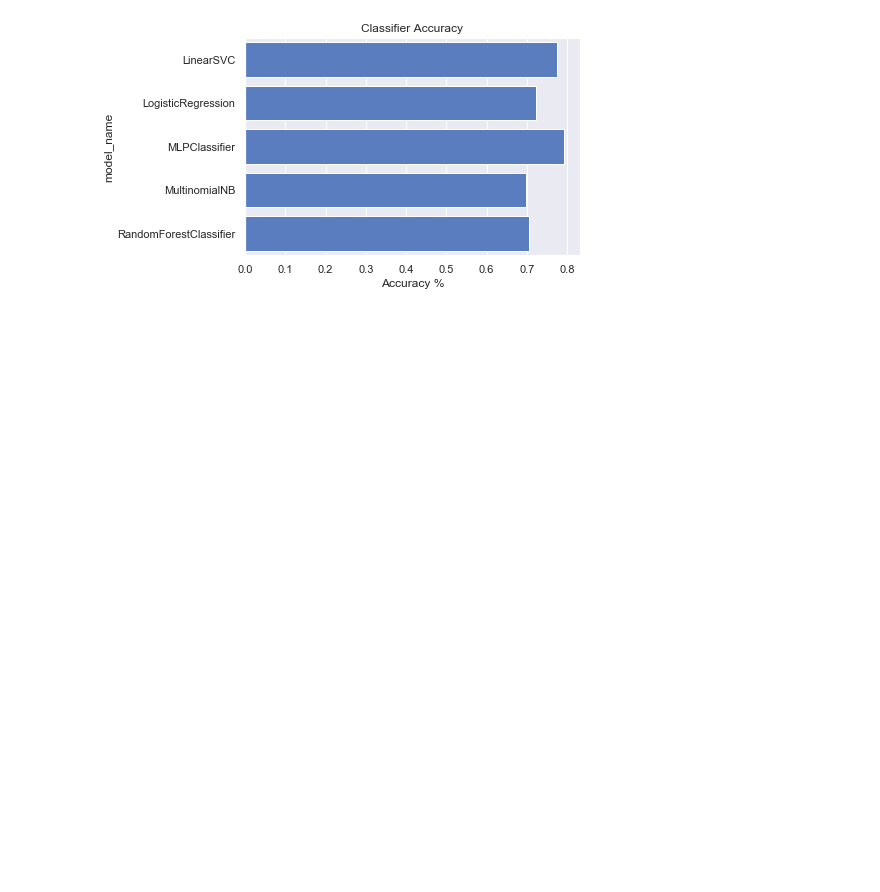
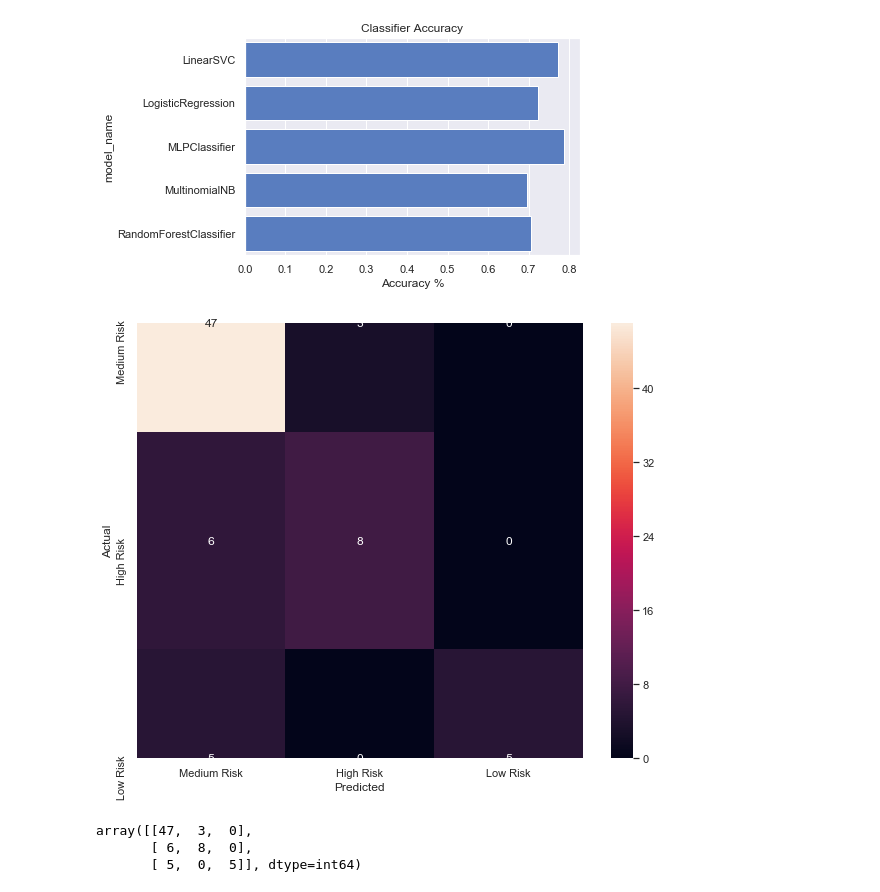
Before and after one commit to AmiraMuzaffar/Text-summarization-and-Classification-via-NLP, a Jupyter notebook: Text Classification.ipynb, the cells around one changed output. Drawn from its saved outputs; the diff is of its cells as text; code cells hidden in the pictures; blank space fills up the shorter version.

```diff
--- a/Text Classification.ipynb
+++ b/Text Classification.ipynb
@@ -260,3 +260,29 @@ plt.title('Classifier Accuracy')
 plt.show()
 # %% [output]
 [figure]
+# %%
+from sklearn.model_selection import train_test_split
+
+model = MLPClassifier(alpha=0.7, max_iter=600)
+
+X_train, X_test, y_train, y_test, indices_train, indices_test = train_test_split(features, labels, df.index, test_size=0.33, random_state=0)
+model.fit(X_train, y_train)
+y_pred = model.predict(X_test)
+# %%
+from sklearn.metrics import confusion_matrix
+
+conf_mat = confusion_matrix(y_test, y_pred)
+fig, ax = plt.subplots(figsize=(10,8))
+sns.heatmap(conf_mat, annot=True, fmt='d',
+            xticklabels=category_id_df.target_variable.values, yticklabels=category_id_df.target_variable.values)
+plt.ylabel('Actual')
+plt.xlabel('Predicted')
+plt.show()
+# %% [output]
+[figure, added]
+# %%
+conf_mat
+# %% [output]
+array([[47,  3,  0],
+       [ 6,  8,  0],
+       [ 5,  0,  5]], dtype=int64)
```
Also changed, not shown: parts of 8 cells of this notebook.
